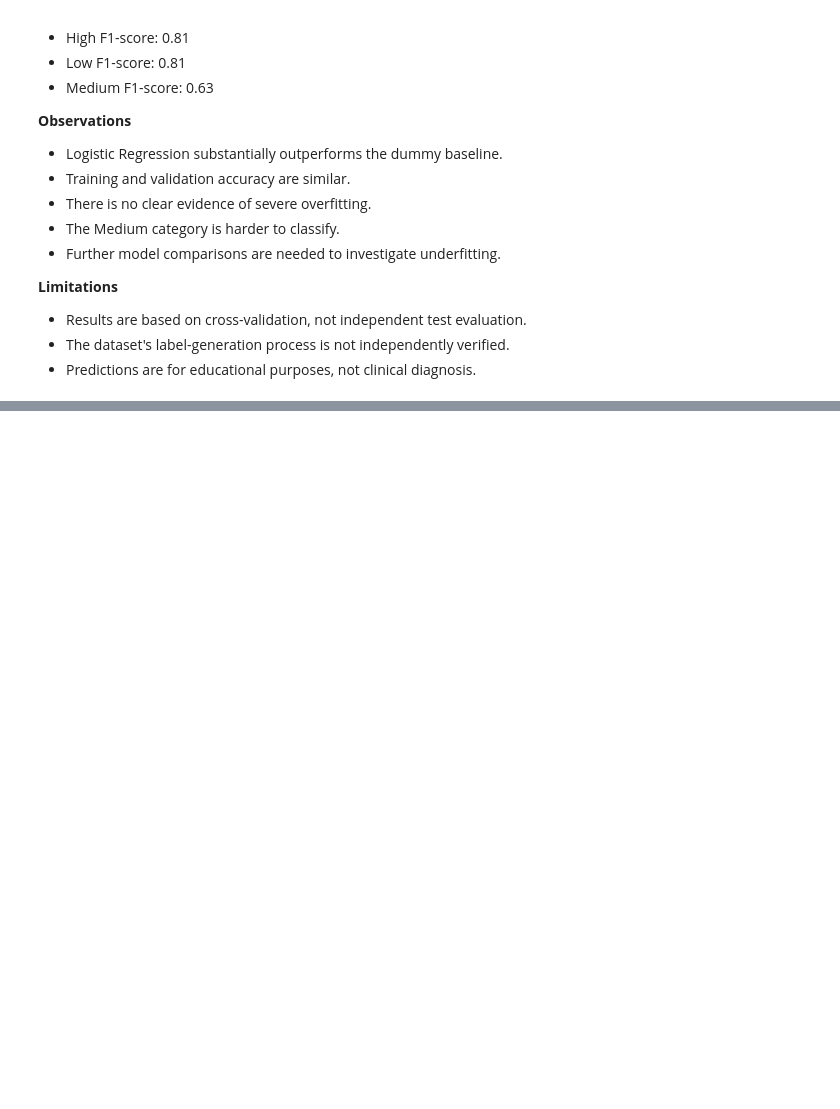
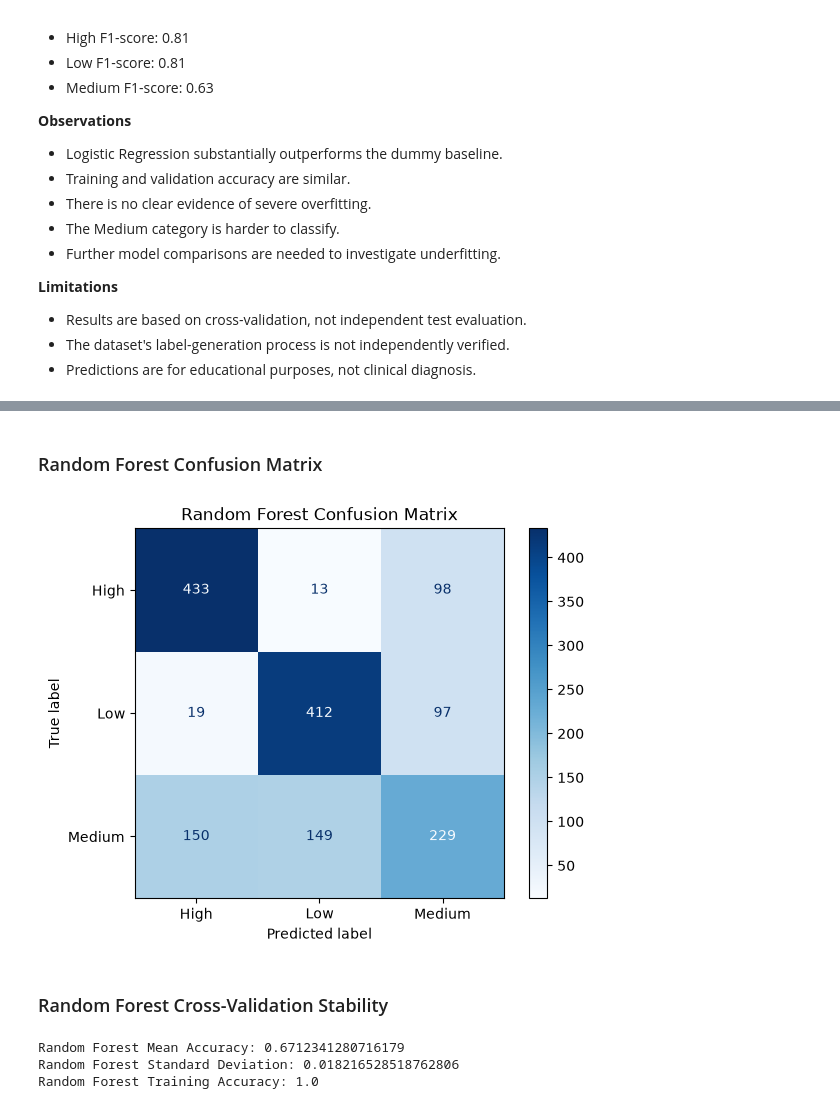
Before and after one commit to YounessAitJamaa/student-mental-health-risk, a Jupyter notebook: notebooks/02_model_development.ipynb, the cells around one changed output, grey strips where cells are left out. Saved outputs shown, nothing was run; the diff lists cells and outputs as text; code cells hidden in the pictures; blank space fills up the shorter version.

```diff
--- a/notebooks/02_model_development.ipynb
+++ b/notebooks/02_model_development.ipynb
@@ -208,0 +333,14 @@ Dummy mean validation accuracy: 0.339999484696662
+# %%
+from sklearn.ensemble import RandomForestClassifier
+
+rf_model = Pipeline([
+    ("preprocessing", preprocessor),
+    ("classifier", RandomForestClassifier(
+        n_estimators=100,
+        random_state=42
+    ))
+])
+
+rf_model.fit(X_train, y_train)
+
+print("Random Forest trained successfully!")
@@ -208,0 +375,9 @@ Dummy mean validation accuracy: 0.339999484696662
+# %%
+rf_cv_predictions = cross_val_predict(
+    rf_model,
+    X_train,
+    y_train,
+    cv=cv
+)
+
+print(classification_report(y_train, rf_cv_predictions))
@@ -208,0 +394,23 @@ Dummy mean validation accuracy: 0.339999484696662
+# %% [markdown]
+### Random Forest Confusion Matrix
+# %%
+ConfusionMatrixDisplay.from_predictions(
+    y_train,
+    rf_cv_predictions,
+    cmap="Blues"
+)
+
+plt.title("Random Forest Confusion Matrix")
+plt.show()
+# %% [output]
+[figure, added]
+# %% [markdown]
+### Random Forest Cross-Validation Stability
+# %%
+print("Random Forest Mean Accuracy:", rf_cv_scores.mean())
+print("Random Forest Standard Deviation:", rf_cv_scores.std())
+print("Random Forest Training Accuracy:", rf_train_accuracy)
+# %% [output]
+Random Forest Mean Accuracy: 0.6712341280716179
+Random Forest Standard Deviation: 0.018216528518762806
+Random Forest Training Accuracy: 1.0
```
Also changed, not shown: parts of 29 cells of this notebook.
